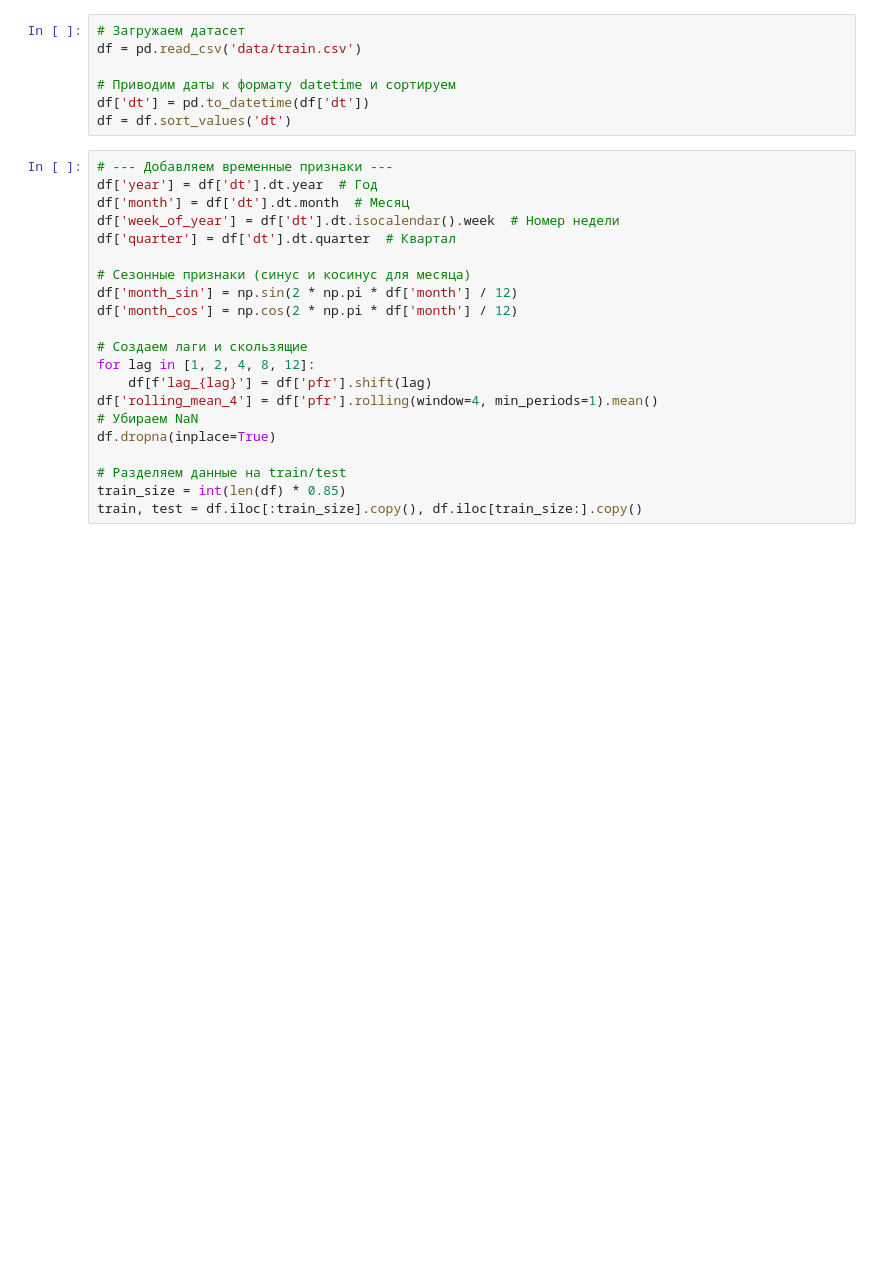
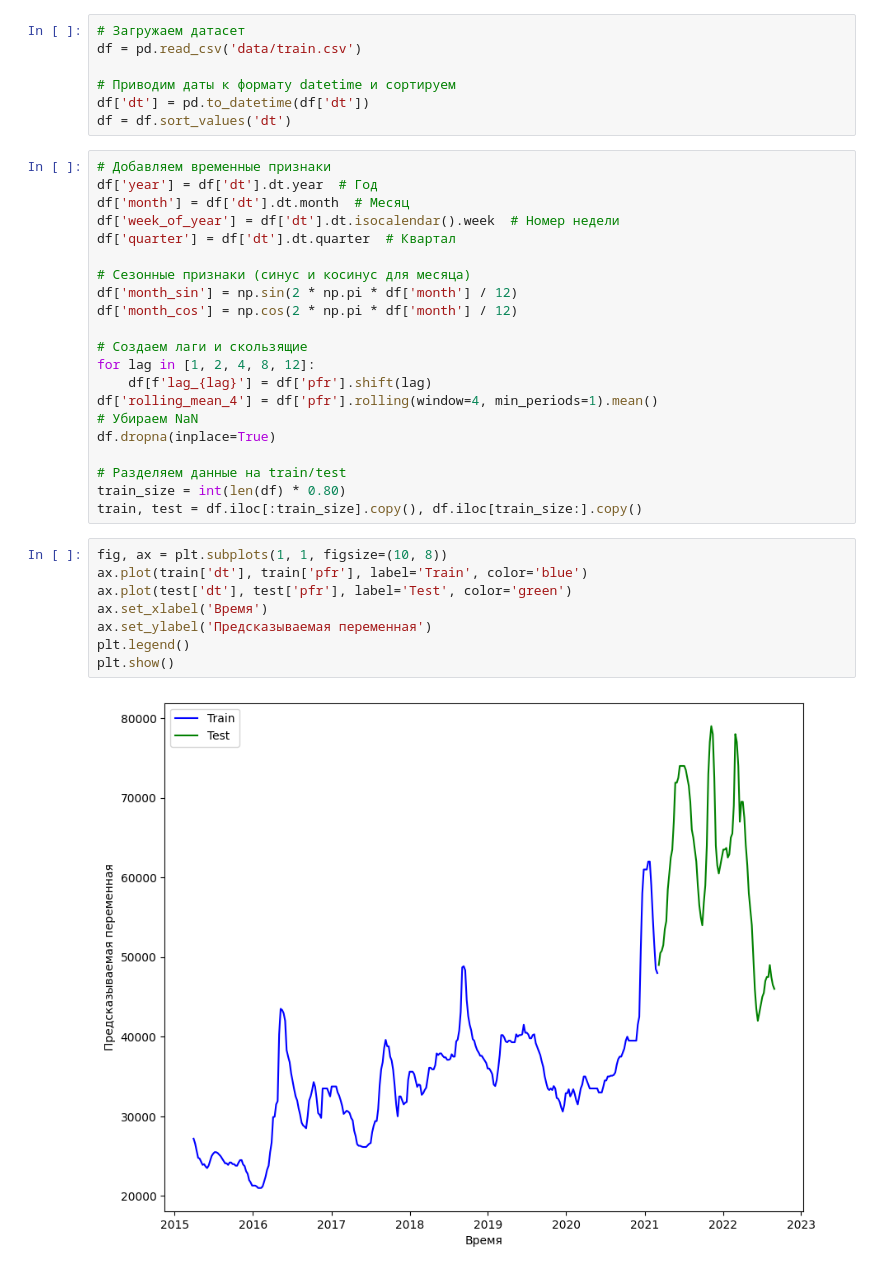
Before and after one commit to Dedushka-Lenin/Intensive_3, a Jupyter notebook: program/linear_regression.ipynb, the cells around one changed output. Drawn from its saved outputs; the diff is of its cells as text; blank space fills up the shorter version.

```diff
--- a/program/linear_regression.ipynb
+++ b/program/linear_regression.ipynb
@@ -14,7 +15,7 @@ df = pd.read_csv('data/train.csv')
 df['dt'] = pd.to_datetime(df['dt'])
 df = df.sort_values('dt')
 # %%
-# --- Добавляем временные признаки ---
+# Добавляем временные признаки
 df['year'] = df['dt'].dt.year  # Год
 df['month'] = df['dt'].dt.month  # Месяц
 df['week_of_year'] = df['dt'].dt.isocalendar().week  # Номер недели
@@ -32,8 +33,18 @@ df['rolling_mean_4'] = df['pfr'].rolling(window=4, min_periods=1).mean()
 df.dropna(inplace=True)
 
 # Разделяем данные на train/test
-train_size = int(len(df) * 0.85)
+train_size = int(len(df) * 0.80)
 train, test = df.iloc[:train_size].copy(), df.iloc[train_size:].copy()
+# %%
+fig, ax = plt.subplots(1, 1, figsize=(10, 8))
+ax.plot(train['dt'], train['pfr'], label='Train', color='blue')
+ax.plot(test['dt'], test['pfr'], label='Test', color='green')
+ax.set_xlabel('Время')
+ax.set_ylabel('Предсказываемая переменная')
+plt.legend()
+plt.show()
+# %% [output]
+[figure, added]
 # %%
 # Определяем признаки и целевую переменную
 features = [col for col in df.columns if 'lag' in col or 'rolling' in col or col in ['year', 'month', 'week_of_year', 'quarter', 'month_sin', 'month_cos']]
```
Also changed, not shown: parts of 6 cells of this notebook.
